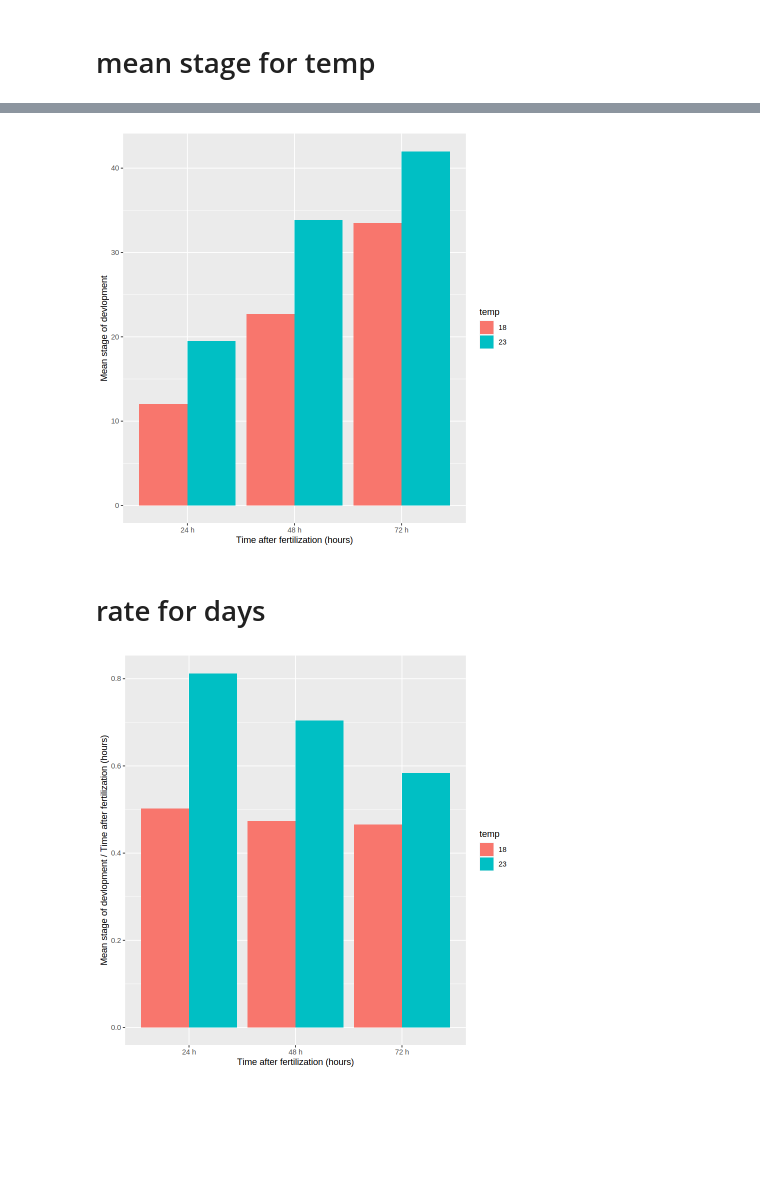
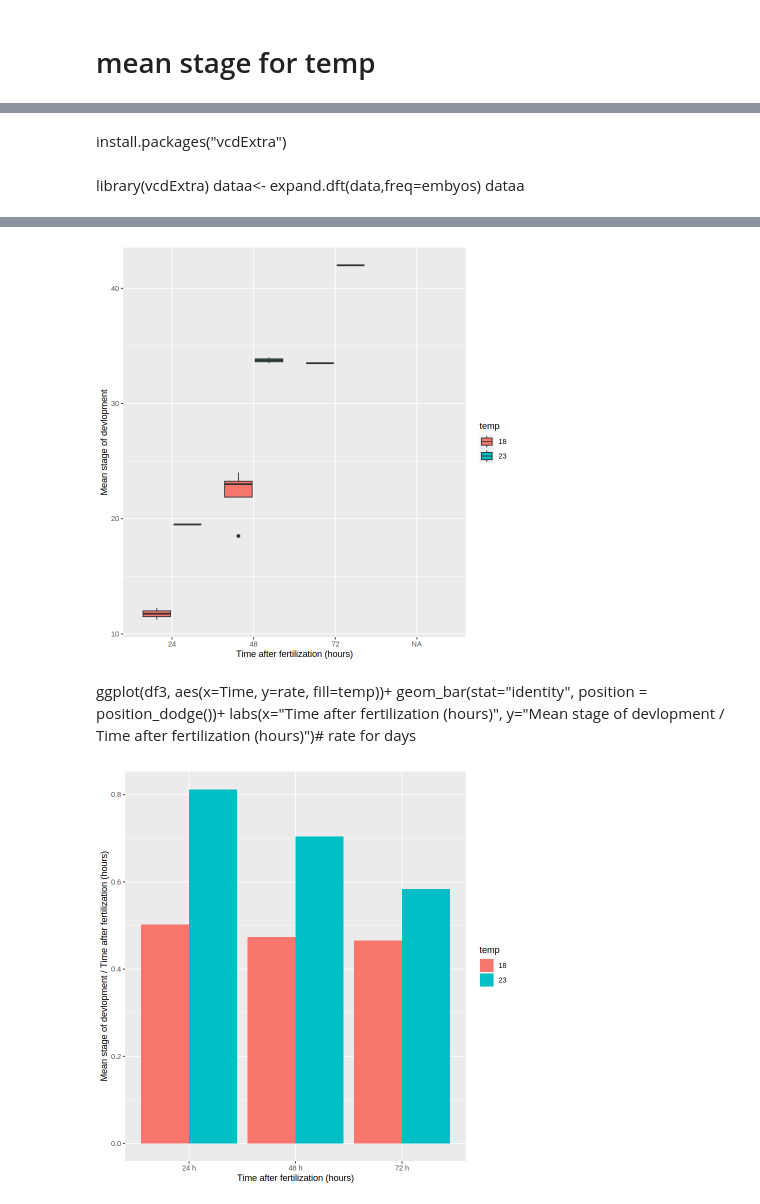
Before and after one commit to kiarashbahari/frog, a Jupyter notebook: developmental_rate.ipynb, the cells around one changed output, grey strips where cells are left out. Cells and saved outputs as stored; diff of their text form; code cells hidden in the pictures; blank space fills up the shorter version.

```diff
--- a/developmental_rate.ipynb
+++ b/developmental_rate.ipynb
@@ -191,5 +411,11 @@ A data.frame: 6 × 4
+# %% [markdown]
+install.packages("vcdExtra")
+# %% [markdown]
+library(vcdExtra)
+dataa<- expand.dft(data,freq=embyos)
+dataa
 # %%
-ggplot(df3, aes(x=Time, y=mean, fill=temp))+
-geom_bar(stat="identity", position = position_dodge())+
+ggplot(data, aes(x=Time, y=stage, fill=temp))+
+geom_boxplot()+
 labs(x="Time after fertilization (hours)", y="Mean stage of devlopment")
 # %% [output]
@@ -196,6 +424,8 @@ labs(x="Time after fertilization (hours)", y="Mean stage of devlopment")
-[figure, old version]
+[figure, new version]
 # %% [markdown]
-# rate for days
+ggplot(df3, aes(x=Time, y=rate, fill=temp))+
+geom_bar(stat="identity", position = position_dodge())+
+labs(x="Time after fertilization (hours)", y="Mean stage of devlopment / Time after fertilization (hours)")# rate for days
 # %%
 ggplot(df3, aes(x=Time, y=rate, fill=temp))+
 geom_bar(stat="identity", position = position_dodge())+
```
Also changed, not shown: parts of 34 cells of this notebook, 3 other files.
